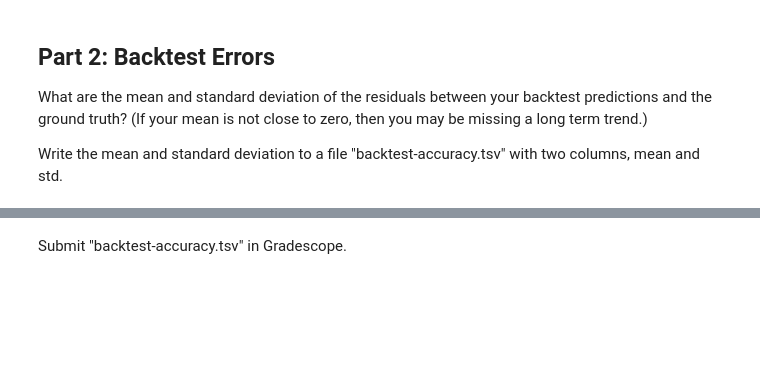
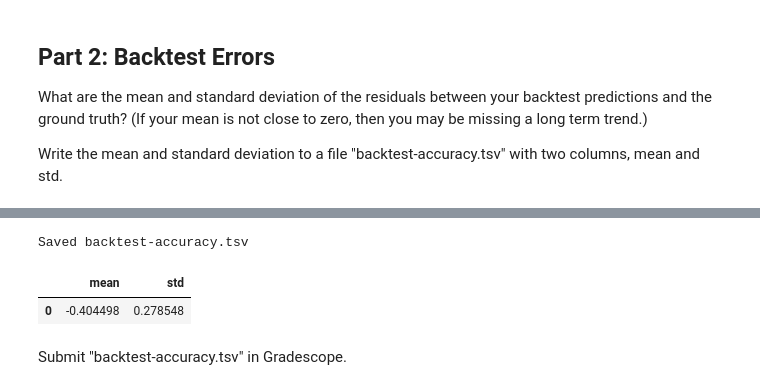
Before and after one commit to acasas11/dx704-project-02, a Jupyter notebook: project.ipynb, the cells around one changed output, grey strips where cells are left out. Saved outputs shown, nothing was run; the diff lists cells and outputs as text; code cells hidden in the pictures; blank space fills up the shorter version.

```diff
--- a/project.ipynb
+++ b/project.ipynb
@@ -247,3 +133,56 @@ Standard deviation of 0.279 means typical error is ±0.279
+# %%
+# YOUR CHANGES HERE
+
+bt = pd.read_csv("strawberry-backtest.tsv", sep="\t")
+assert list(bt.columns) == ["month", "price"], "strawberry-backtest.tsv must have columns: month, price"
+
+bt["Date"] = pd.to_datetime(bt["month"], errors="raise")
+bt = bt.rename(columns={"price": "Forecast"})[["Date", "Forecast"]]
+
+raw = pd.read_csv("strawberry-prices.tsv", sep="\t")
+lower = {c.lower(): c for c in raw.columns}
+
+if "date" in lower:
+    raw["Date"] = pd.to_datetime(raw[lower["date"]], errors="coerce")
+elif "month" in lower:
+    raw["Date"] = pd.to_datetime(raw[lower["month"]], errors="coerce")
+else:
+    raise ValueError(f"Expected a 'Date' or 'month' column; found {raw.columns.tolist()}")
+
+if "price" in lower:
+    raw["Price"] = pd.to_numeric(raw[lower["price"]], errors="coerce")
+elif "value" in lower:
+    raw["Price"] = pd.to_numeric(raw[lower["value"]], errors="coerce")
+else:
+    raise ValueError(f"Expected a 'price' column; found {raw.columns.tolist()}")
+
+df = (
+    raw[["Date", "Price"]]
+    .dropna()
+    .sort_values("Date")
+    .groupby(raw["Date"].dt.to_period("M"))
+    .agg(Price=("Price", "last"))
+)
+df.index = df.index.to_timestamp()
+df = df.reset_index().rename(columns={"index": "Date"})
+
+actual_2024 = df[df["Date"].dt.year.eq(2024)][["Date", "Price"]]
+merged = actual_2024.merge(bt, on="Date", how="inner").sort_values("Date")
+assert len(merged) == 12, f"Need 12 matched months for 2024, got {len(merged)}."
+
+resid = merged["Price"] - merged["Forecast"]
+res_mean = resid.mean()
+res_std = resid.std(ddof=1)
+
+acc = pd.DataFrame({"mean": [res_mean], "std": [res_std]})
+acc.to_csv("backtest-accuracy.tsv", sep="\t", index=False)
+print("Saved backtest-accuracy.tsv")
+
+display(acc)
+# %% [output]
+Saved backtest-accuracy.tsv
+|  | mean | std |
+| 0 | -0.404498 | 0.278548 |
 # %% [markdown]
 Submit "backtest-accuracy.tsv" in Gradescope.
 # %% [markdown]
```
Also changed, not shown: parts of 9 cells of this notebook, 2 other files.
